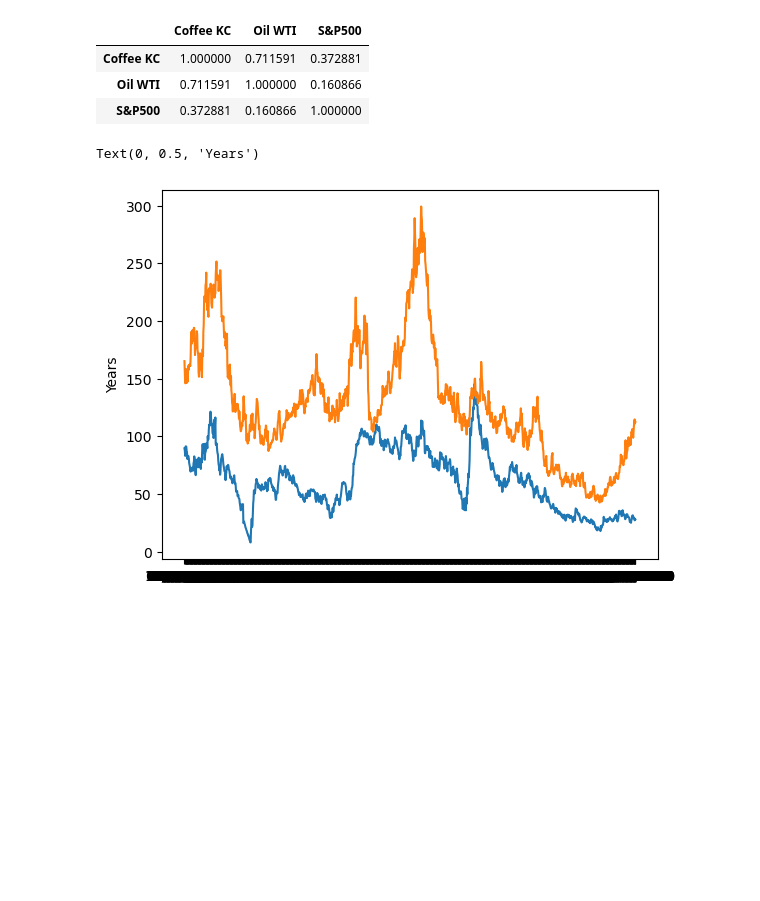
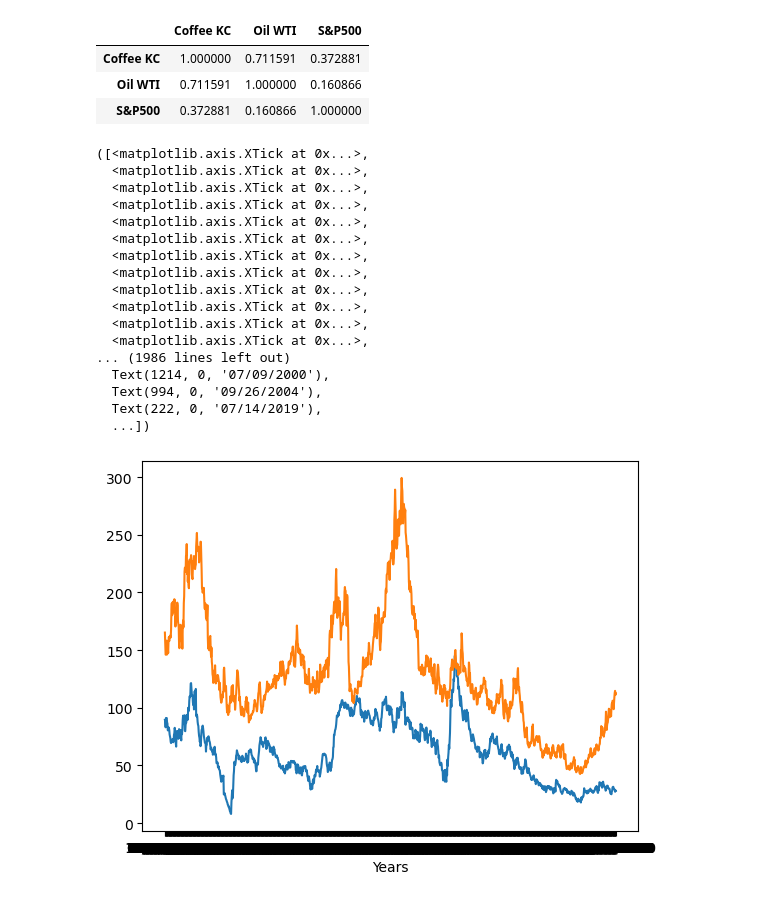
Before and after one commit to kevinalexis1/Chaos-Coders, a Jupyter notebook: correlations_cafe.ipynb, the cells around one changed output. Saved outputs shown, nothing was run; the diff lists cells and outputs as text; code cells hidden in the pictures; blank space fills up the shorter version.

```diff
--- a/correlations_cafe.ipynb
+++ b/correlations_cafe.ipynb
@@ -58,11 +58,38 @@ matriz_correlacion
 | Coffee KC | 1.000000 | 0.711591 | 0.372881 |
 | Oil WTI | 0.711591 | 1.000000 | 0.160866 |
 | S&P500 | 0.372881 | 0.160866 | 1.000000 |
+# %%
+# Extraer los años de las fechas predichas
+years = [date.split("-")[0] for date in df.index]
+
+# Eliminar años duplicados
+unique_years = list(set(years))
+
+# Encontrar los índices donde cambian los años
+year_indices = [years.index(year) for year in unique_years]
 # %%
 import matplotlib.dates as mdates
 plt.plot(df['Oil WTI'])
 plt.plot(df['Coffee KC'])
 plt.xlabel('Years')
+
+plt.xticks(ticks=year_indices, labels=unique_years)
 # %% [output]
-Text(0, 0.5, 'Years')
+([<matplotlib.axis.XTick at 0x...>,
+  <matplotlib.axis.XTick at 0x...>,
+  <matplotlib.axis.XTick at 0x...>,
+  <matplotlib.axis.XTick at 0x...>,
+  <matplotlib.axis.XTick at 0x...>,
+  <matplotlib.axis.XTick at 0x...>,
+  <matplotlib.axis.XTick at 0x...>,
+  <matplotlib.axis.XTick at 0x...>,
+  <matplotlib.axis.XTick at 0x...>,
+  <matplotlib.axis.XTick at 0x...>,
+  <matplotlib.axis.XTick at 0x...>,
+  <matplotlib.axis.XTick at 0x...>,
+... (1986 lines left out)
+  Text(1214, 0, '07/09/2000'),
+  Text(994, 0, '09/26/2004'),
+  Text(222, 0, '07/14/2019'),
+  ...])
-[figure, old version]
+[figure, new version]
```
Also changed, not shown: 3 other files.
